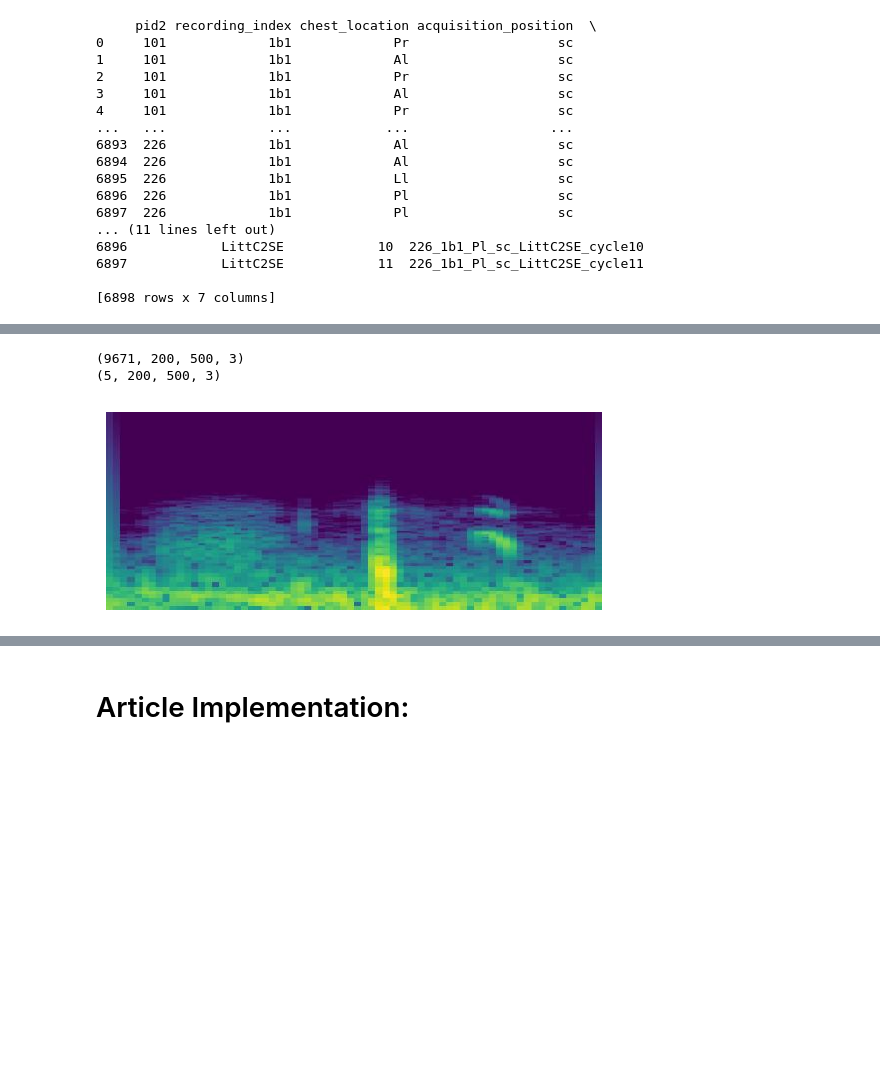
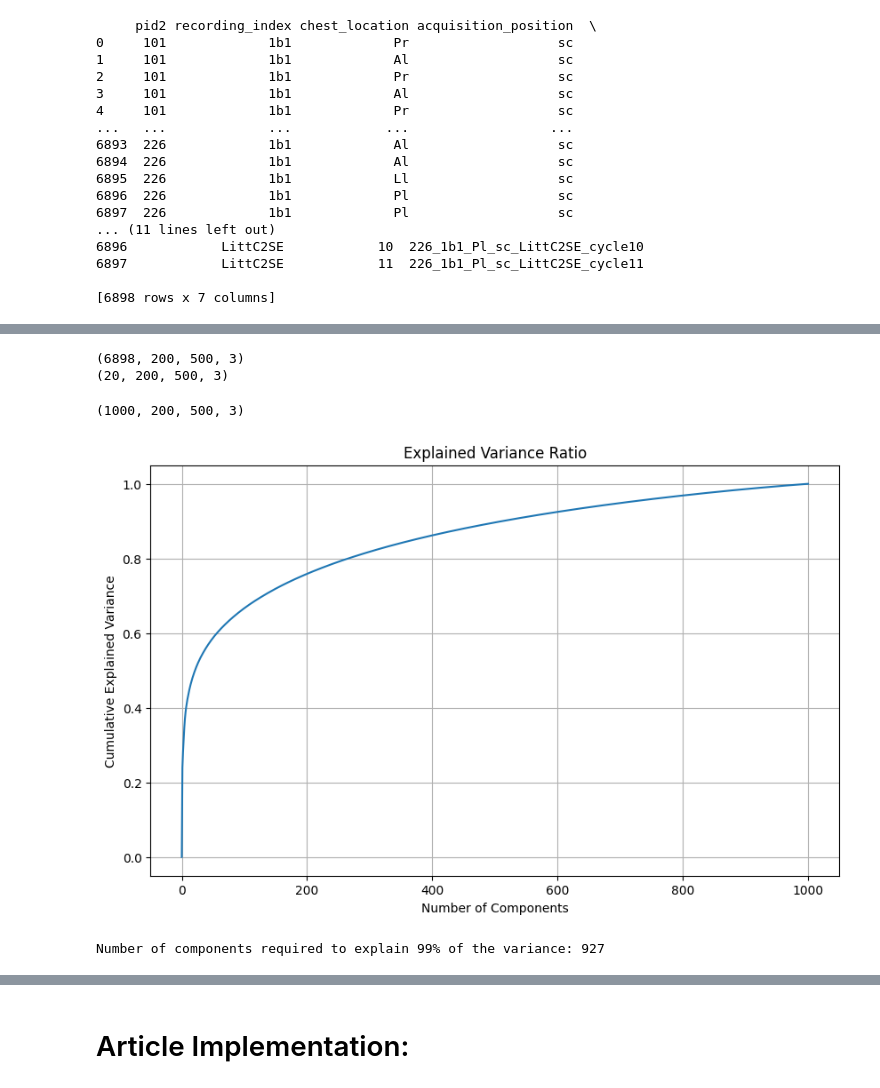
Before and after one commit to thearyanmittal/respiratory-audio-classification, a Jupyter notebook: preprocessing.ipynb, the cells around one changed output, grey strips where cells are left out. Cells and saved outputs as stored; diff of their text form; code cells hidden in the pictures; blank space fills up the shorter version.

```diff
--- a/preprocessing.ipynb
+++ b/preprocessing.ipynb
@@ -553,7 +578,7 @@ from PIL import Image
 import numpy as np
 
 # Define the folder path
-folder_path = 'data/spectrograms/'
+folder_path = 'data/normalized_spectrograms/'
 
 # Get the file paths of all the image files in the folder
 image_files = glob.glob(folder_path + '*.jpg')
@@ -572,18 +597,64 @@ for file_path in image_files:
 # Convert the list of image arrays to a single numpy array
 image_array = np.array(image_array)
 print(image_array.shape)
-
-test_sample = image_array[0:5]
-print(test_sample.shape)
-import matplotlib.pyplot as plt
 # %% [output]
-(9671, 200, 500, 3)
-(5, 200, 500, 3)
+(6898, 200, 500, 3)
+(20, 200, 500, 3)
-# %%
-# Show the image
-plt.imshow(test_sample[3])
-plt.axis('off')
-plt.show()
-# %% [output]
-[figure, removed]
+# %%
+import numpy as np
+import matplotlib.pyplot as plt
+from sklearn.decomposition import PCA
+import numpy as np
+
+test_sample = image_array[0:1000]
+print(test_sample.shape)
+
+# Perform PCA
+pca = PCA()
+n_samples, height, width, channels = test_sample.shape
+test_sample_reshaped = test_sample.reshape(n_samples, height * width * channels)
+
+pca.fit(test_sample_reshaped)
+
+modVar = pca.explained_variance_ratio_
+modVar = np.insert(modVar, 0, 0)
+# Plot the explained variance ratio
+plt.figure(figsize=(10, 6))
+plt.plot(np.cumsum(modVar))
+plt.xlabel('Number of Components')
+plt.ylabel('Cumulative Explained Variance')
+plt.title('Explained Variance Ratio')
+plt.grid()
+plt.show()
+
+components_above_99 = np.where(np.cumsum(pca.explained_variance_ratio_) > 0.99)[0] + 1
+print(f'Number of components required to explain 99% of the variance: {components_above_99[0]}')
+
+# transformed_data = pca.transform(test_sample_reshaped)
+
+# # Inverse transform to reconstruct images
+# reconstructed_data = pca.inverse_transform(transformed_data)
+# reconstructed_images = reconstructed_data.reshape(n_samples, height, width, channels)
+
+# # Visualize original and reconstructed images
+# plt.figure(figsize=(100, 50))
+# for i in range(5):
+#     # Original image
+#     plt.subplot(2, n_samples, i + 1)
+#     plt.imshow(test_sample[i])
+#     plt.title('Original')
+#     plt.axis('off')
+
+#     # Reconstructed image
+#     plt.subplot(2, n_samples, n_samples + i + 1)
+#     plt.imshow(reconstructed_images[i].astype(np.uint8))
+#     plt.title('Reconstructed')
+#     plt.axis('off')
+
+# plt.tight_layout()
+# plt.show()
+# %% [output]
+(1000, 200, 500, 3)
+[figure, added]
+Number of components required to explain 99% of the variance: 927
 # %%
```
Also changed, not shown: parts of 2 cells of this notebook.
